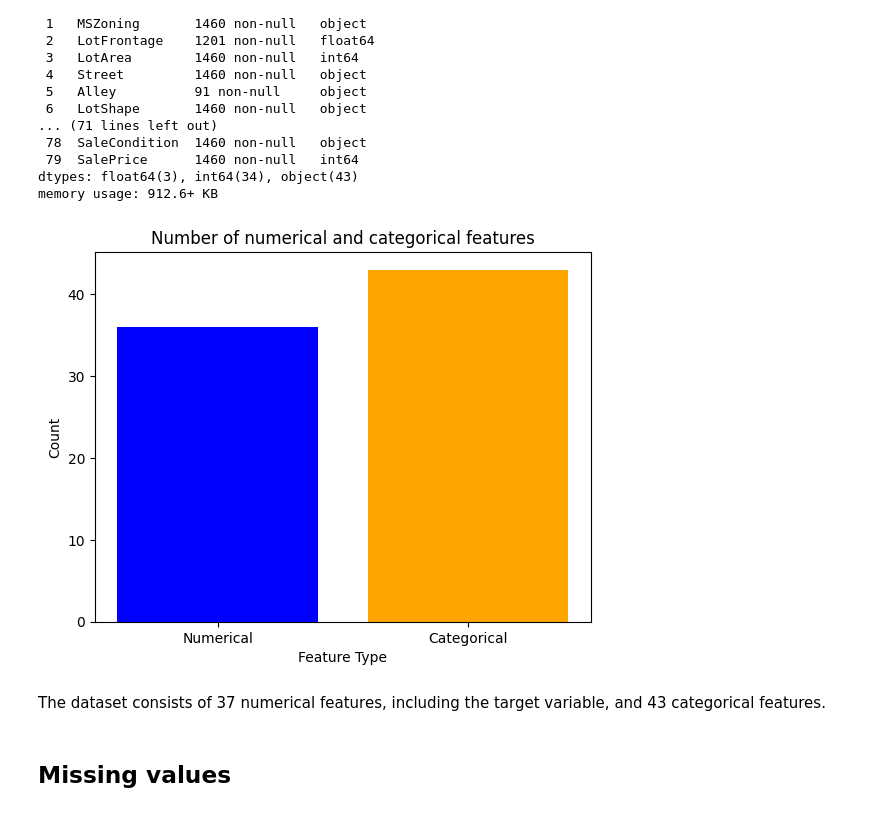
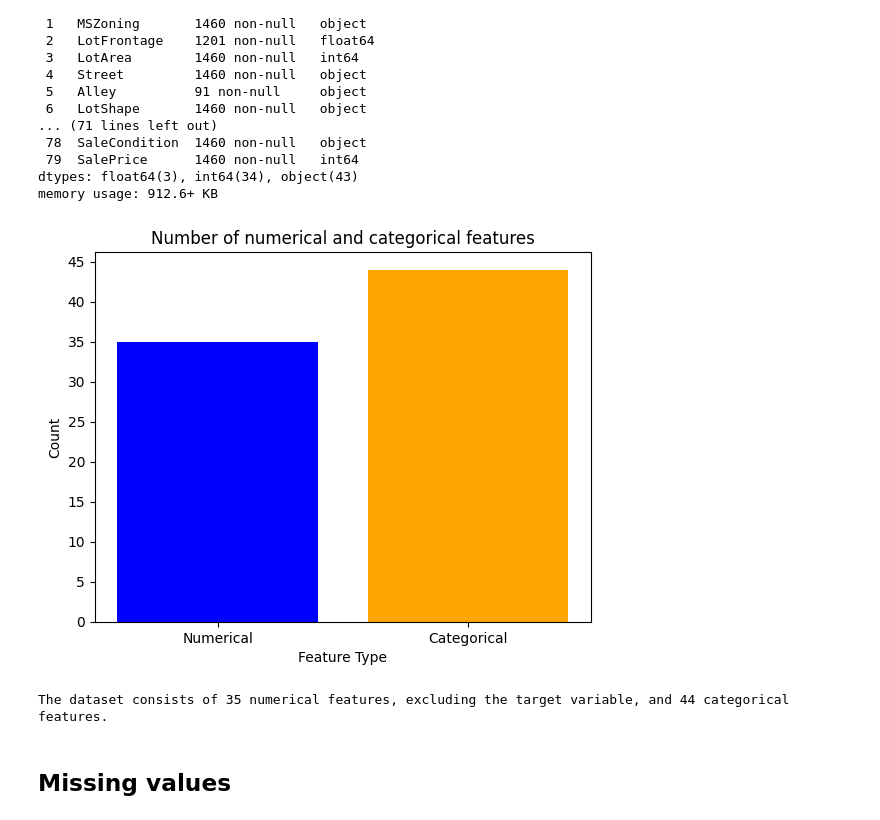
Before and after one commit to k0stro/house-prices-eda-regression, a Jupyter notebook: house-prices-eda-regression.ipynb, the cells around one changed output. Cells and saved outputs as stored; diff of their text form; code cells hidden in the pictures.

```diff
--- a/house-prices-eda-regression.ipynb
+++ b/house-prices-eda-regression.ipynb
@@ -86,16 +84,26 @@ memory usage: 912.6+ KB
 numerical_cols = [col for col in train_df.columns if train_df.dtypes[col] != 'object']
 numerical_cols.remove('SalePrice')
 categorical_cols = [col for col in train_df.columns if train_df.dtypes[col] == 'object']
+
+#despite its numerical values, according to definition in data_description.txt, MSSubClass feature is a categorical feature
+numerical_cols.remove('MSSubClass')
+categorical_cols = categorical_cols + ['MSSubClass']
+
+#casting all categorical variables as 'object' datatype
+train_df[categorical_cols] = train_df[categorical_cols].astype('object')
 # %%
 plt.bar(['Numerical', 'Categorical'], [len(numerical_cols), len(categorical_cols)], color = ['blue', 'orange'])
 plt.xlabel('Feature Type')
 plt.ylabel('Count')
 plt.title('Number of numerical and categorical features')
+plt.yticks(np.arange(0, 50, 5))
 plt.show()
 # %% [output]
-[figure, old version]
+[figure, new version]
-# %% [markdown]
-The dataset consists of 37 numerical features, including the target variable, and 43 categorical features.
+# %%
+print(f"The dataset consists of {len(numerical_cols)} numerical features, excluding the target variable, and {len(categorical_cols)} categorical features.")
+# %% [output]
+The dataset consists of 35 numerical features, excluding the target variable, and 44 categorical features.
 # %% [markdown]
 ## Missing values
 # %%
```
Also changed, not shown: parts of 21 cells of this notebook.
